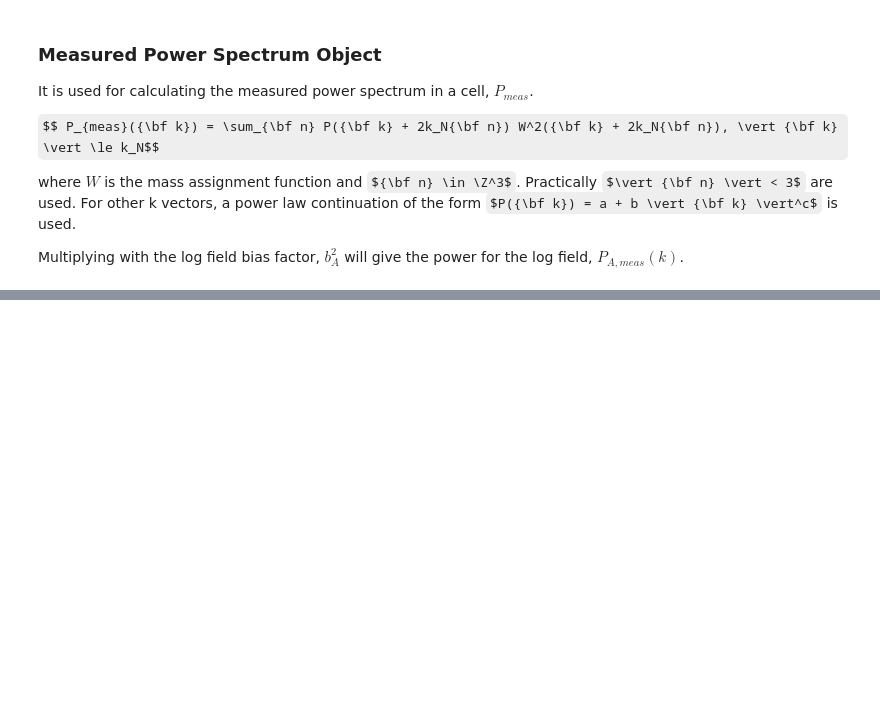
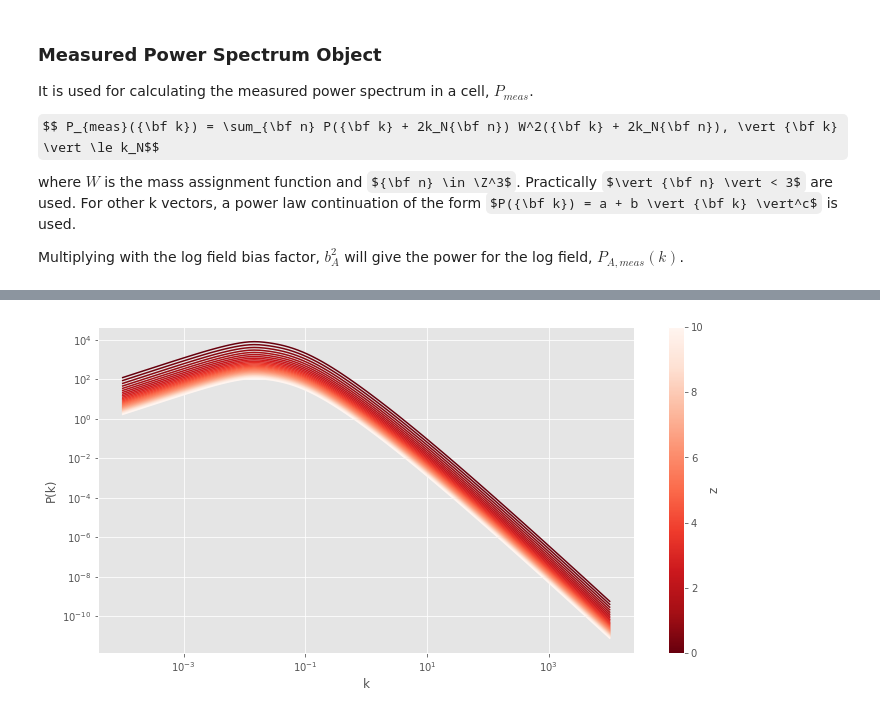
Before and after one commit to msssivadas10/cic_tests, a Jupyter notebook: test1.ipynb, the cells around one changed output, grey strips where cells are left out. Drawn from its saved outputs; the diff is of its cells as text; code cells hidden in the pictures; some formulas as TeX source; blank space fills up the shorter version.

```diff
--- a/test1.ipynb
+++ b/test1.ipynb
@@ -126,0 +158,27 @@ plt.show()
+# %%
+# power spectrum:
+
+k  = np.logspace(-4, 4, 101)
+zs = np.linspace(0., 10., 31)
+
+# creating a colormap
+from matplotlib import colors, cm
+cmap = cm.ScalarMappable(
+                            norm = colors.Normalize(zs.min(), zs.max(), ),
+                            cmap = cm.Reds_r
+                        )
+cmap.set_array([])
+
+fig, ax1 = plt.subplots(1, 1, figsize = (12, 6))
+
+ax1.loglog()
+for z in zs:
+    ax1.plot(k, c.power(k, z), '-', color = cmap.to_rgba(z))
+ax1.set_xlabel('k'); ax1.set_ylabel('P(k)')
+
+cax = plt.colorbar(cmap)
+cax.ax.set_ylabel('z')
+
+plt.show()
+# %% [output]
+[figure, added]
```
Also changed, not shown: parts of 7 cells of this notebook.
